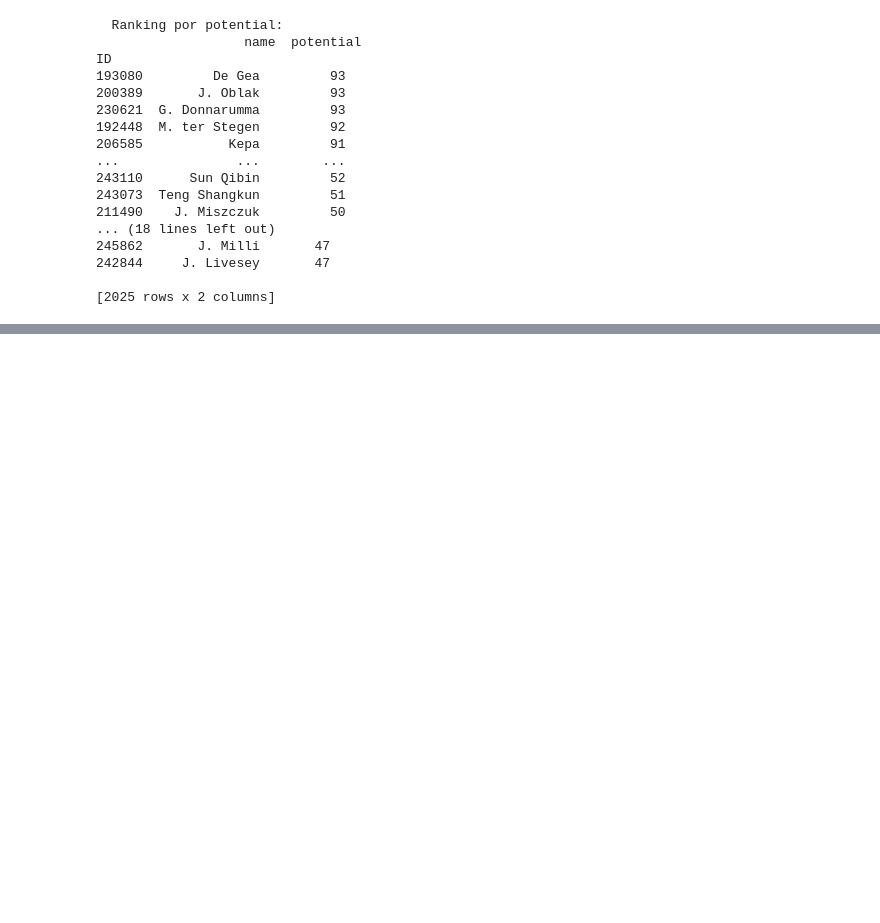
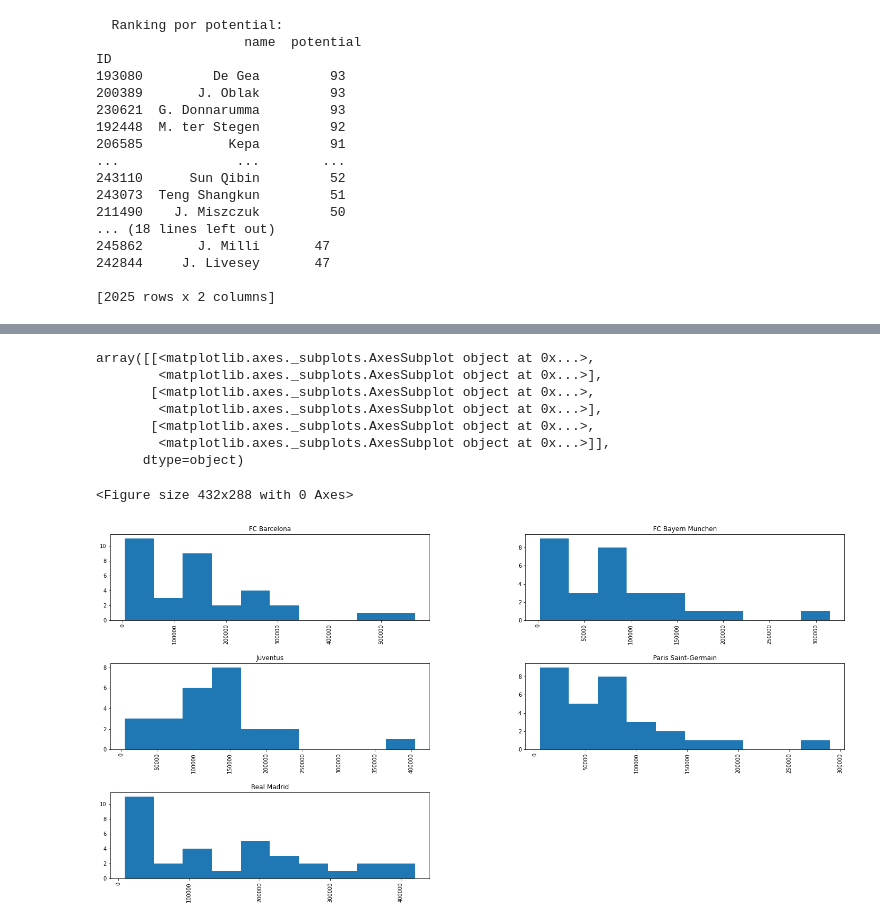
Before and after one commit to flavianacif/DSWP, a Jupyter notebook: 2020_10_09_Exercicio9_FIFA.ipynb, the cells around one changed output, grey strips where cells are left out. Drawn from its saved outputs; the diff is of its cells as text; code cells hidden in the pictures; blank space fills up the shorter version.

```diff
--- a/2020_10_09_Exercicio9_FIFA.ipynb
+++ b/2020_10_09_Exercicio9_FIFA.ipynb
@@ -453,0 +495,17 @@ ID
+# %%
+#fig, ax = plt.subplots(1, 1, figsize = (15,10))
+#boxplot_salarios = df_fifa_copy[df_fifa_copy['club'].isin(['FC Barcelona','Real Madrid','FC Bayern München','Juventus','Paris Saint-Germain'])][['club','wage']]
+#boxplot_salarios.plot(kind = 'hist', bins = 10)
+
+plt.figure()
+boxplot_salarios.hist(column = 'wage', by = 'club', figsize = (24,12))
+# %% [output]
+array([[<matplotlib.axes._subplots.AxesSubplot object at 0x...>,
+        <matplotlib.axes._subplots.AxesSubplot object at 0x...>],
+       [<matplotlib.axes._subplots.AxesSubplot object at 0x...>,
+        <matplotlib.axes._subplots.AxesSubplot object at 0x...>],
+       [<matplotlib.axes._subplots.AxesSubplot object at 0x...>,
+        <matplotlib.axes._subplots.AxesSubplot object at 0x...>]],
+      dtype=object)
+<Figure size 432x288 with 0 Axes>
+[figure, added]
```
Also changed, not shown: parts of 10 cells of this notebook.
